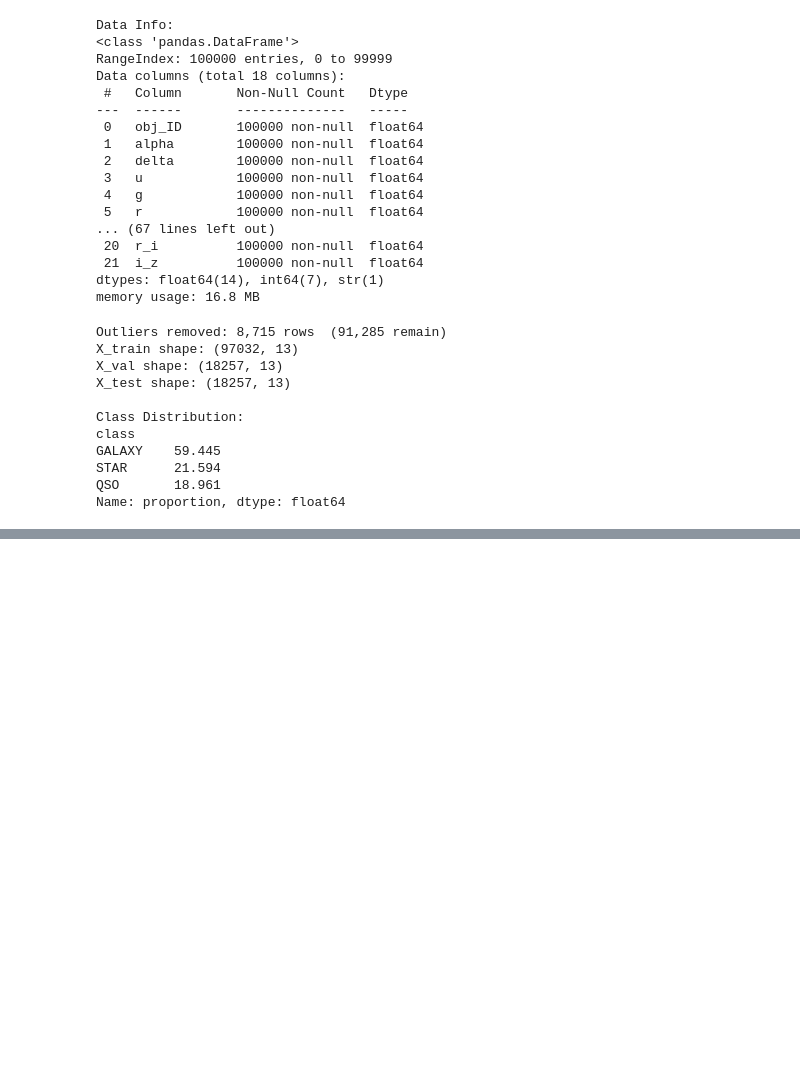
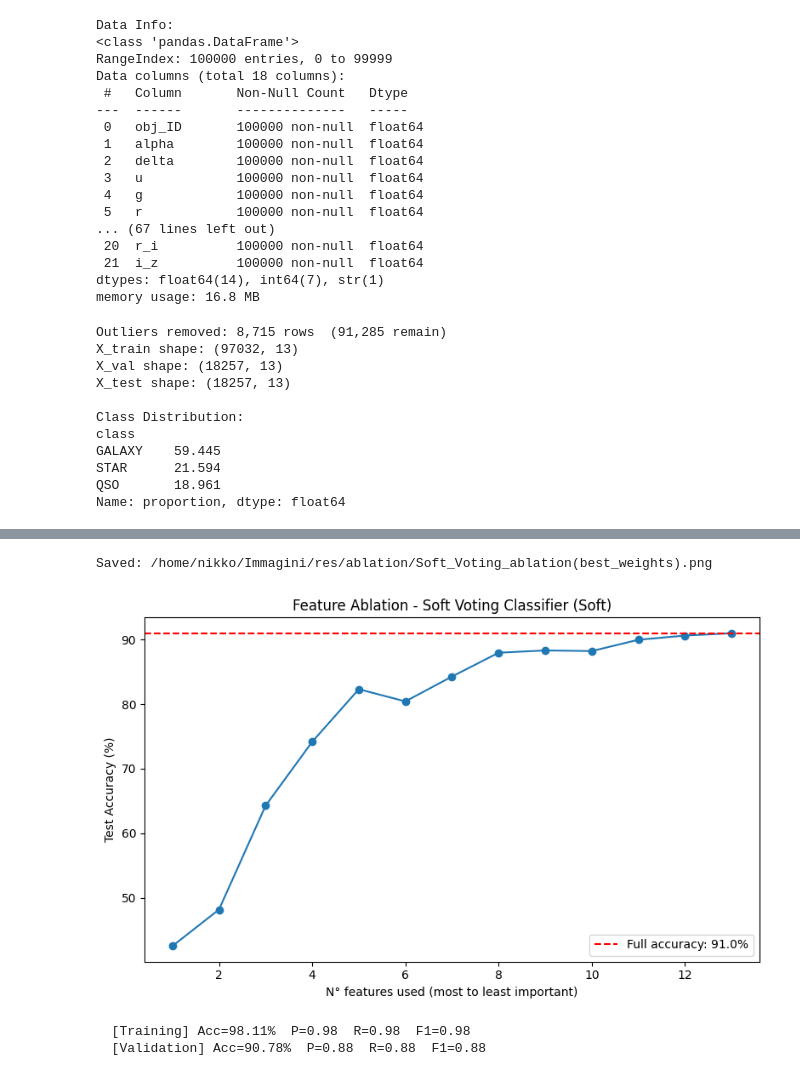
Before and after one commit to nicolomeneguzzo/Computational-Physics-2026, a Jupyter notebook: Astrophysical-Objects-Recognition/notebooks/Untitled.ipynb, the cells around one changed output, grey strips where cells are left out. Drawn from its saved outputs; the diff is of its cells as text; code cells hidden in the pictures; blank space fills up the shorter version.

```diff
--- a/Astrophysical-Objects-Recognition/notebooks/Untitled.ipynb
+++ b/Astrophysical-Objects-Recognition/notebooks/Untitled.ipynb
@@ -142,0 +286,25 @@ Voting Classifier trained.
+# %%
+sc.plot_feature_ablation(
+    soft_voting_clf,
+    X_train=X_train,
+    X_test=X_test,
+    y_train=y_train,
+    y_test=y_test,
+    feature_names=feature_names,
+    title='Feature Ablation - Soft Voting Classifier (Soft)',
+    save_path='/home/nikko/Immagini/res/ablation/Soft_Voting_ablation(best_weights).png'
+)
+# %% [output]
+Saved: /home/nikko/Immagini/res/ablation/Soft_Voting_ablation(best_weights).png
+[figure, added]
+# %%
+train_m = sc.compute_metrics(y_train, soft_voting_clf.predict(X_train), 'Training',   'Soft Voting Classifier')
+val_m   = sc.compute_metrics(y_val,   soft_voting_clf.predict(X_val),   'Validation', 'Soft Voting Classifier')
+for m in (train_m, val_m):
+    print(
+        f"  [{m['dataset']}] Acc={m['accuracy']:.2f}%  "
+        f"P={m['precision']:.2f}  R={m['recall']:.2f}  F1={m['f1']:.2f}"
+    )
+# %% [output]
+  [Training] Acc=98.11%  P=0.98  R=0.98  F1=0.98
+  [Validation] Acc=90.78%  P=0.88  R=0.88  F1=0.88
```
Also changed, not shown: parts of 10 cells of this notebook, 4 other files.
